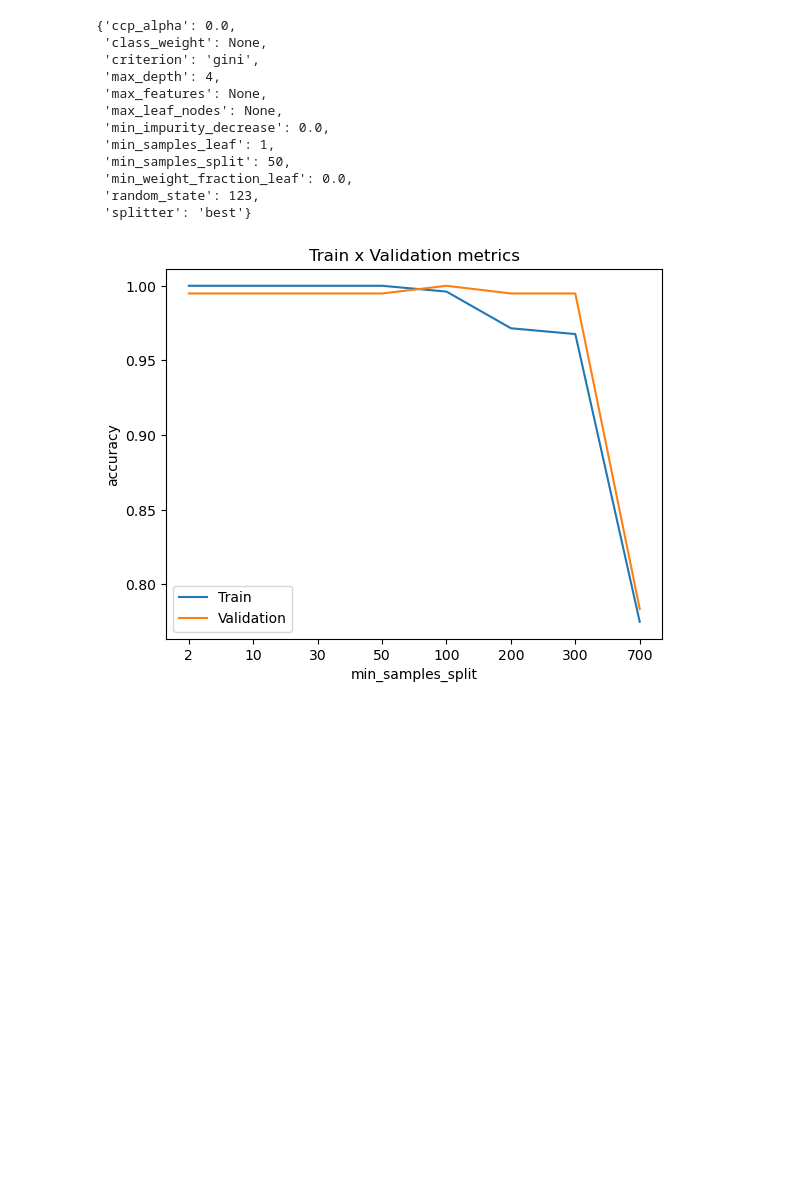
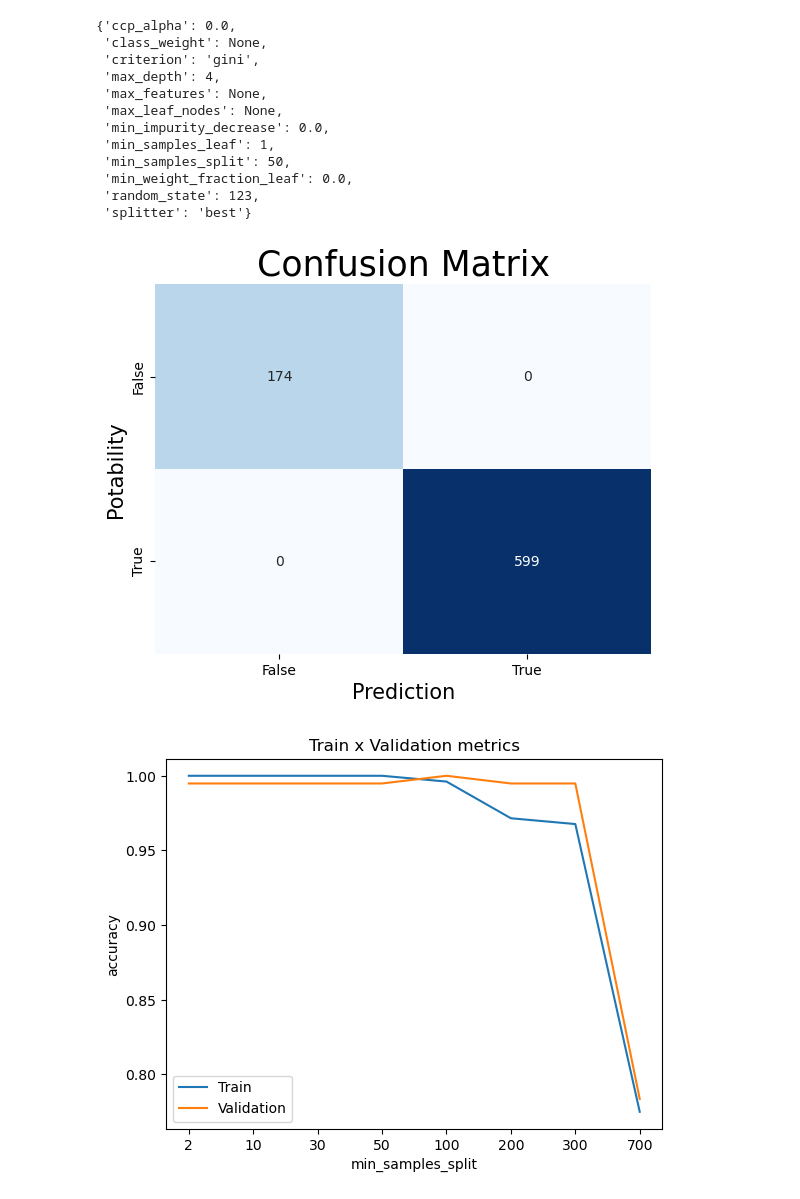
Before and after one commit to usmanadaudu/water_potability_prediction_web_app, a Jupyter notebook: notebooks/Water_potability_model4.ipynb, the cells around one changed output. Cells and saved outputs as stored; diff of their text form; code cells hidden in the pictures; blank space fills up the shorter version.

Commit message:
adding confusion matrix

```diff
--- a/notebooks/Water_potability_model4.ipynb
+++ b/notebooks/Water_potability_model4.ipynb
@@ -487,6 +499,18 @@ decision_tree_model.get_params()
  'min_weight_fraction_leaf': 0.0,
  'random_state': 123,
  'splitter': 'best'}
+# %%
+cf_matrix = confusion_matrix(decision_tree_model.predict(X_train),y_train)
+labels = ['False', 'True']
+
+sns.heatmap(cf_matrix, annot=True, fmt='g', cmap='Blues', cbar=False,
+           xticklabels=labels, yticklabels=labels)
+
+plt.xlabel('Prediction', fontsize=15)
+plt.ylabel('Potability', fontsize=15)
+plt.title('Confusion Matrix', fontsize=25);
+# %% [output]
+[figure, added]
 # %%
 from sklearn.ensemble import RandomForestClassifier
 # %%
```
Also changed, not shown: parts of 8 cells of this notebook.
